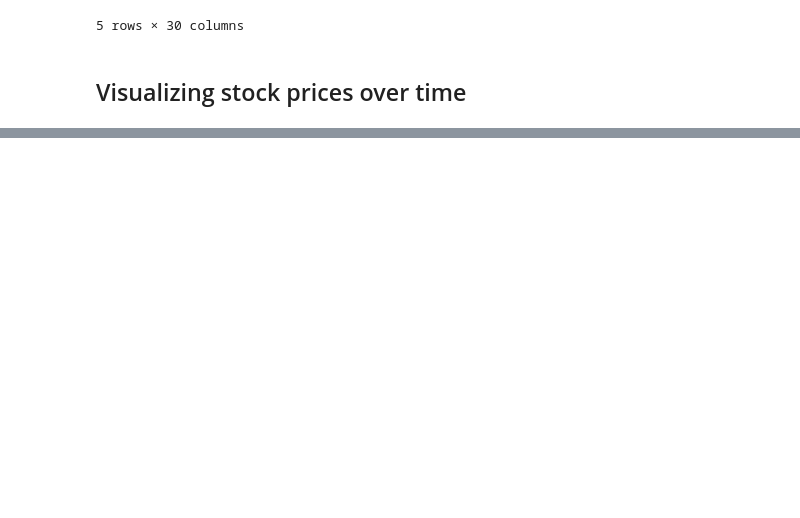
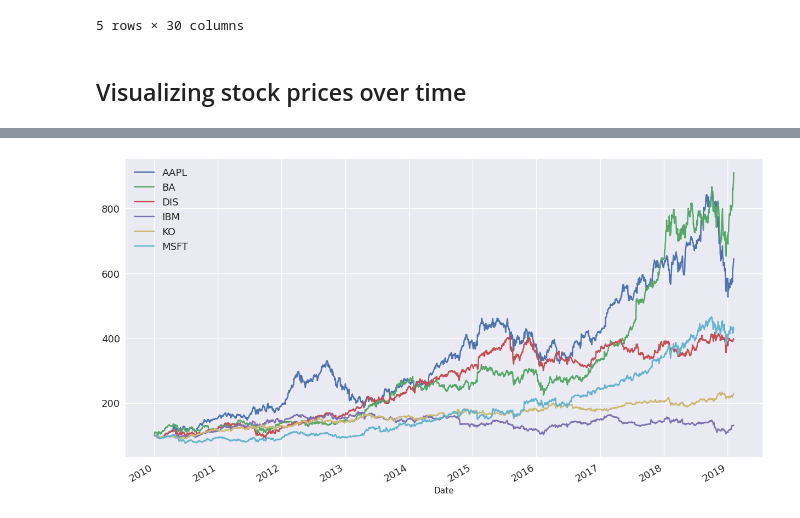
Before and after one commit to JamieW365/finance_projects, a Jupyter notebook: notebooks/essential_finance.ipynb, the cells around one changed output, grey strips where cells are left out. Cells and saved outputs as stored; diff of their text form; code cells hidden in the pictures; blank space fills up the shorter version.

```diff
--- a/notebooks/essential_finance.ipynb
+++ b/notebooks/essential_finance.ipynb
@@ -124,0 +169,4 @@ plt.show;
+# %%
+# We can normalize the entire close dataset
+df_norm = df_close.div(df_close.iloc[0]).mul(100)
+df_norm.head()
@@ -124,0 +181,7 @@ plt.show;
+# %%
+# Now all stocks have the same starting point and we can see which ones have grown the most proportionally
+df_norm.plot(figsize=(15,8), fontsize=13)
+plt.legend(fontsize=13)
+plt.show;
+# %% [output]
+[figure, added]
```
Also changed, not shown: parts of 15 cells of this notebook.
